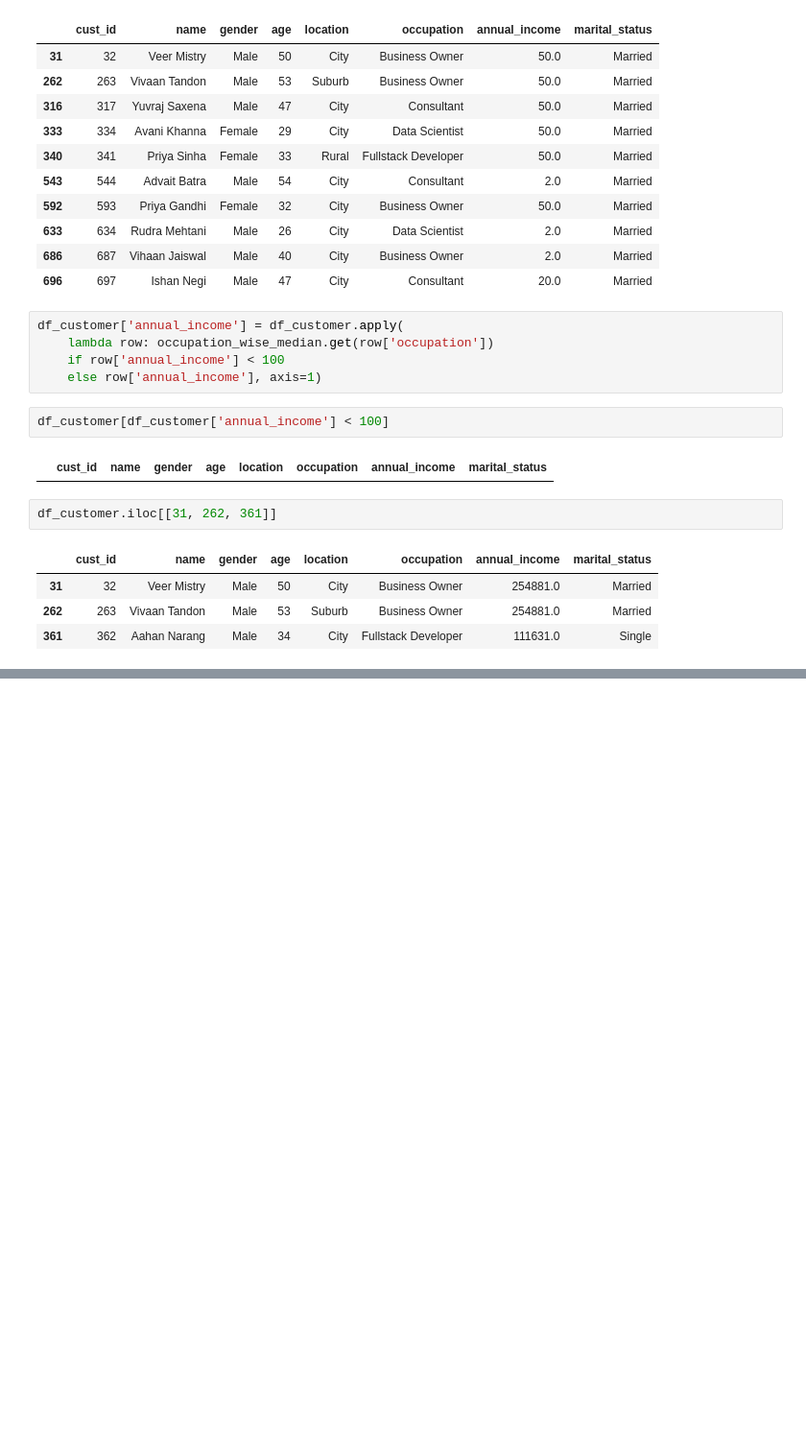
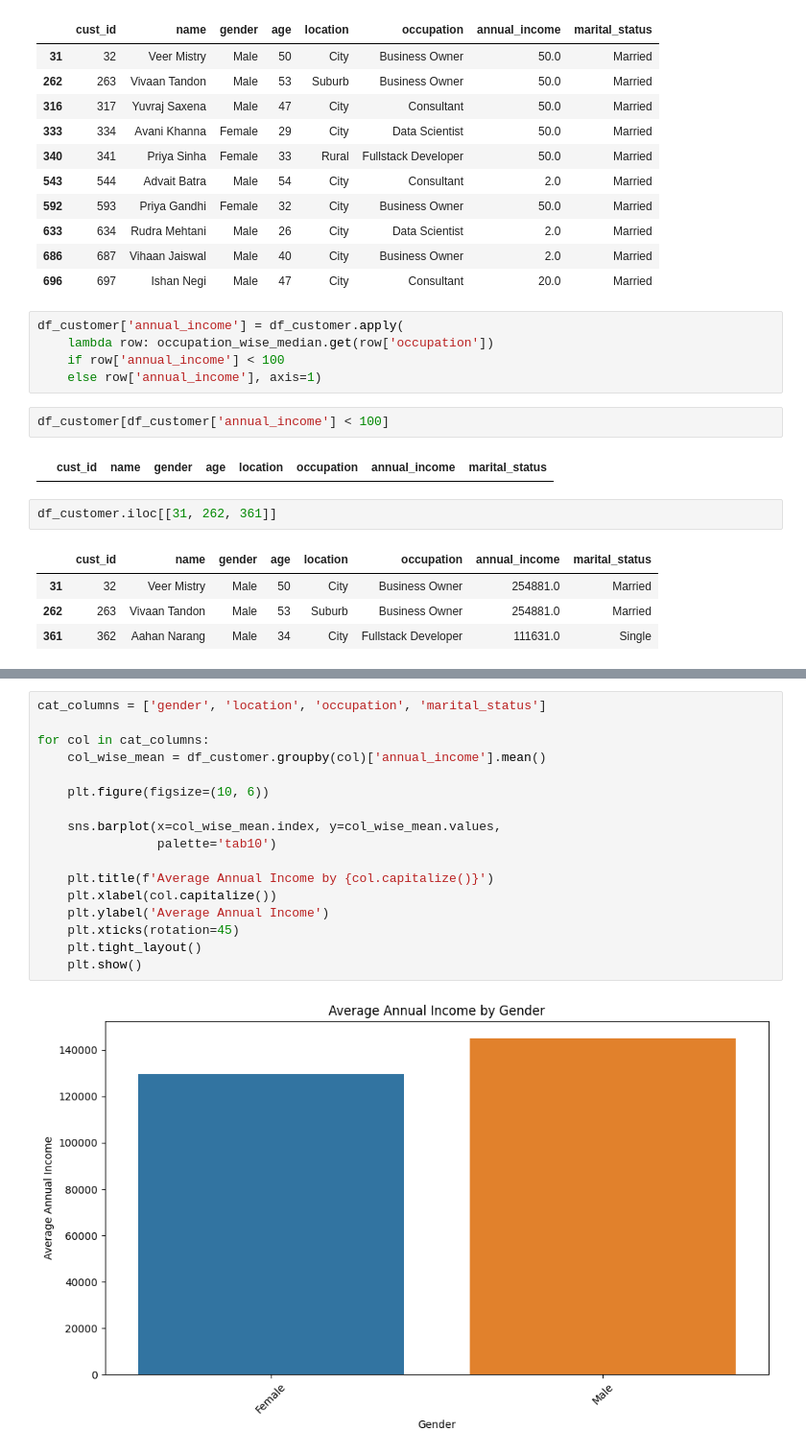
Before and after one commit to ashishjadhav123/Math-and-Statistics-DS, a Jupyter notebook: Project/Phase 1 - Find Target Market/Phase1_AtliQo_Bank.ipynb, the cells around one changed output, grey strips where cells are left out. Shown at 96% size. Cells and saved outputs as stored; diff of their text form; blank space fills up the shorter version.

```diff
--- a/Project/Phase 1 - Find Target Market/Phase1_AtliQo_Bank.ipynb
+++ b/Project/Phase 1 - Find Target Market/Phase1_AtliQo_Bank.ipynb
@@ -225,0 +255,19 @@ df_customer.iloc[[31, 262, 361]]
+# %%
+cat_columns = ['gender', 'location', 'occupation', 'marital_status']
+
+for col in cat_columns:
+    col_wise_mean = df_customer.groupby(col)['annual_income'].mean()
+
+    plt.figure(figsize=(10, 6))
+
+    sns.barplot(x=col_wise_mean.index, y=col_wise_mean.values,
+                palette='tab10')
+
+    plt.title(f'Average Annual Income by {col.capitalize()}')
+    plt.xlabel(col.capitalize())
+    plt.ylabel('Average Annual Income')
+    plt.xticks(rotation=45)
+    plt.tight_layout()
+    plt.show()
+# %% [output]
+[figure, added]
```
Also changed, not shown: parts of 6 cells of this notebook.
